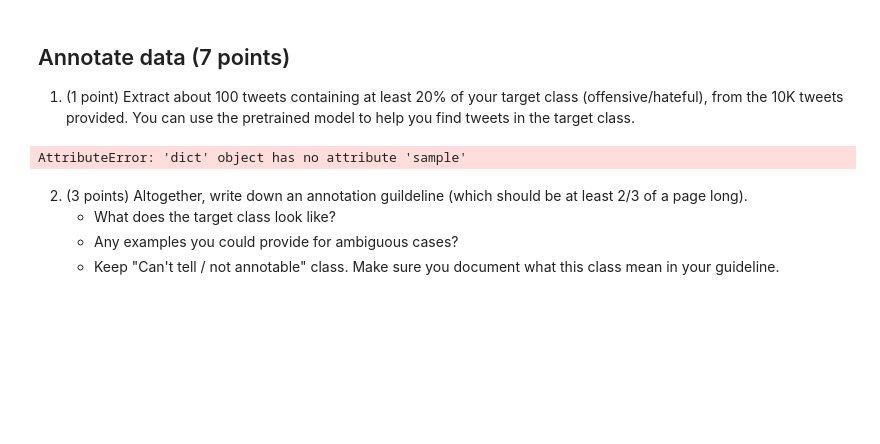
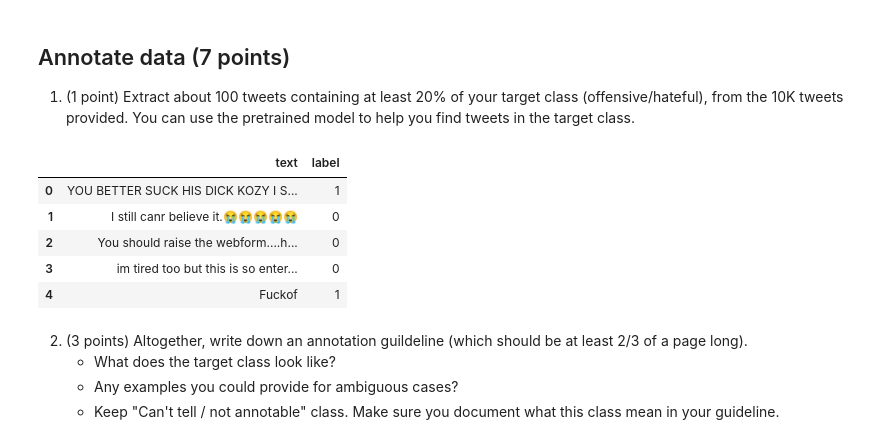
Before and after one commit to Bast-94/NLP-2023, a Jupyter notebook: Deep/lab04/notebook.ipynb, the cells around one changed output. Cells and saved outputs as stored; diff of their text form; code cells hidden in the pictures; blank space fills up the shorter version.

```diff
--- a/Deep/lab04/notebook.ipynb
+++ b/Deep/lab04/notebook.ipynb
@@ -185,0 +397,5 @@ You were thinking about fine-tuning a [RoBERTa](https://arxiv.org/abs/1907.11692
+# %%
+# load the JSON file and extract the 10 first texts in a list
+with open('tweets.json') as f:
+    data = json.load(f)
+text = [item['text'] for item in data[:1]]
@@ -189,12 +449,25 @@ You were thinking about fine-tuning a [RoBERTa](https://arxiv.org/abs/1907.11692
 ## Annotate data (7 points)
 
 1. (1 point) Extract about 100 tweets containing at least 20% of your target class (offensive/hateful), from the 10K tweets provided. You can use the pretrained model to help you find tweets in the target class.
-# %%
-# extract 100 tweets containing at least 20% of offensive class, from the dataset
-
-offensive_tweets = train_dataset[train_dataset["label"] == 1].sample(100)
-# %% [output]
-AttributeError: 'dict' object has no attribute 'sample'
+# %%
+with open('tweets.json') as f:
+    data = json.load(f)
+texts = [item['text'] for item in data]
+# %%
+df_tweets = pd.DataFrame(texts, columns=['text'])
+# %%
+# use the model to predict the labels for the tweets
+df_tweets['label'] = df_tweets['text'].apply(lambda x: nlp(x)[0]['label'])
+df_tweets['label'] = df_tweets['label'].apply(lambda x: 1 if x == 'offensive' else 0)
+# %%
+df_tweets.head()
+# %% [output]
+|  | text | label |
+| 0 | YOU BETTER SUCK HIS DICK KOZY I S... | 1 |
+| 1 | I still canr believe it.😭😭😭😭😭 | 0 |
+| 2 | You should raise the webform....h... | 0 |
+| 3 | im tired too but this is so enter... | 0 |
+| 4 | Fuckof | 1 |
 # %% [markdown]
 2. (3 points) Altogether, write down an annotation guildeline (which should be at least 2/3 of a page long).
     * What does the target class look like?
```
Also changed, not shown: parts of 39 cells of this notebook, 3 other files.
